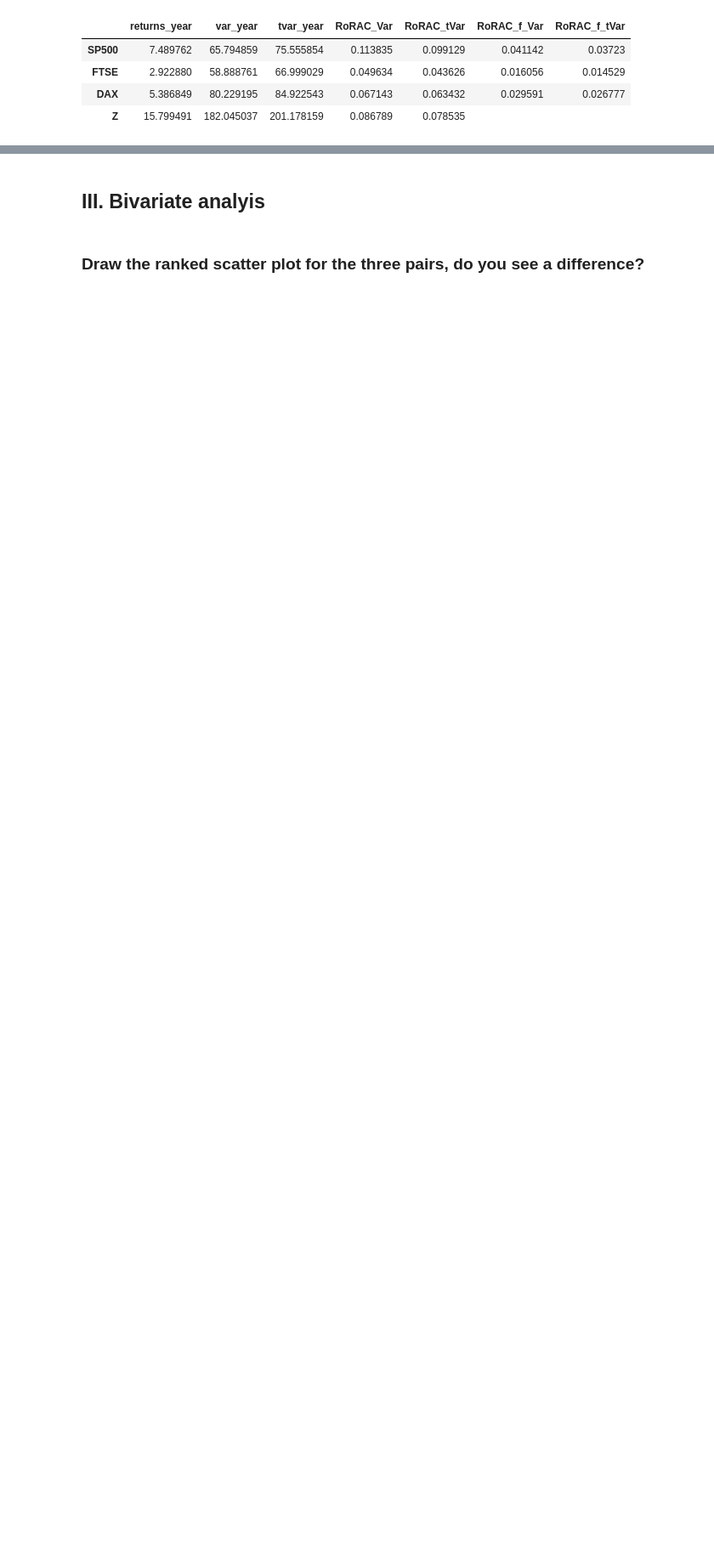
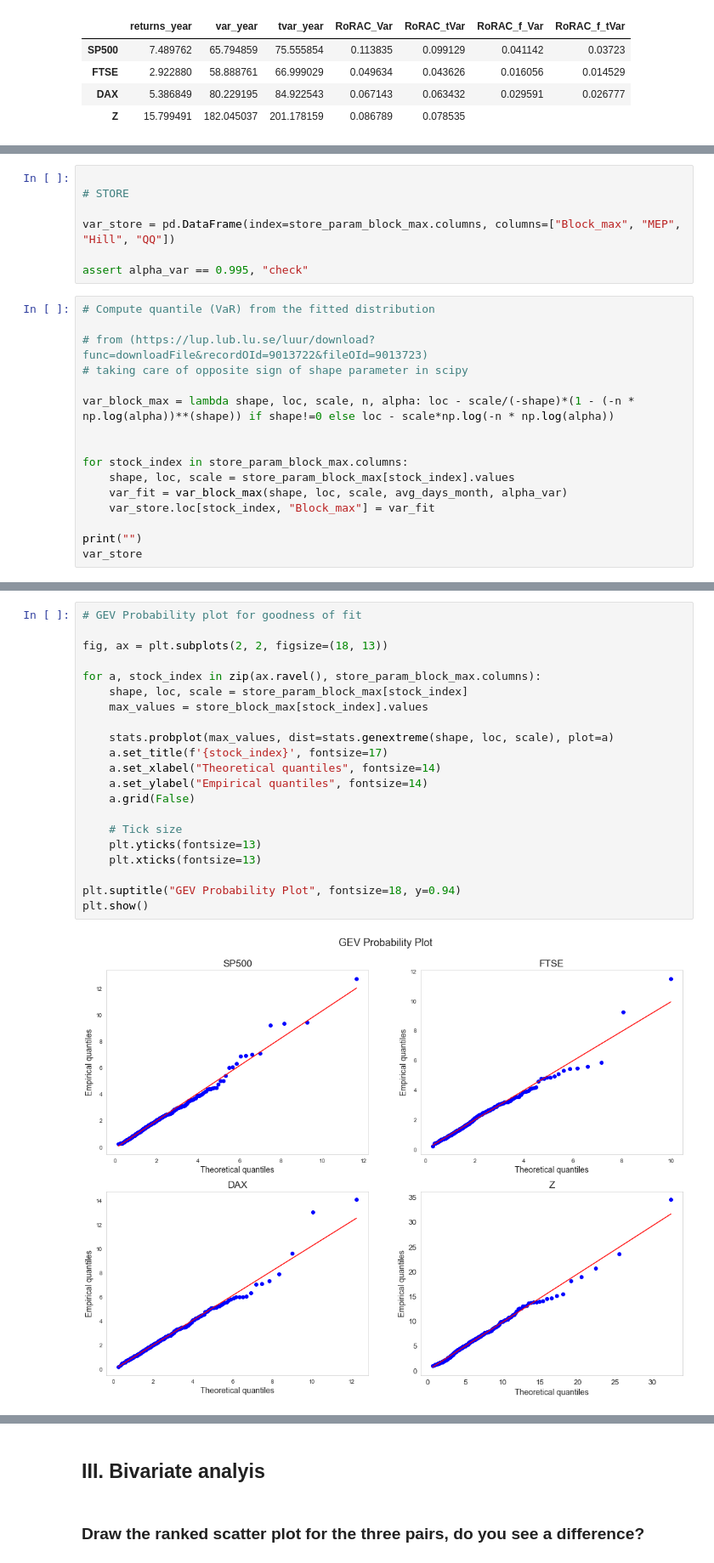
Before and after one commit to oskargirardin/QRM_Project, a Jupyter notebook: final_project.ipynb, the cells around one changed output, grey strips where cells are left out. Shown at 85% size. Drawn from its saved outputs; the diff is of its cells as text; blank space fills up the shorter version.

```diff
--- a/final_project.ipynb
+++ b/final_project.ipynb
@@ -405,0 +479,23 @@ rorac_df
+# %%
+
+# STORE
+
+var_store = pd.DataFrame(index=store_param_block_max.columns, columns=["Block_max", "MEP", "Hill", "QQ"])
+
+assert alpha_var == 0.995, "check"
+# %%
+# Compute quantile (VaR) from the fitted distribution
+
+# from (https://lup.lub.lu.se/luur/download?func=downloadFile&recordOId=9013722&fileOId=9013723)
+# taking care of opposite sign of shape parameter in scipy
+
+var_block_max = lambda shape, loc, scale, n, alpha: loc - scale/(-shape)*(1 - (-n * np.log(alpha))**(shape)) if shape!=0 else loc - scale*np.log(-n * np.log(alpha))
+
+
+for stock_index in store_param_block_max.columns:
+    shape, loc, scale = store_param_block_max[stock_index].values
+    var_fit = var_block_max(shape, loc, scale, avg_days_month, alpha_var)
+    var_store.loc[stock_index, "Block_max"] = var_fit
+
+print("")
+var_store
@@ -405,0 +508,23 @@ rorac_df
+# %%
+# GEV Probability plot for goodness of fit
+
+fig, ax = plt.subplots(2, 2, figsize=(18, 13))
+
+for a, stock_index in zip(ax.ravel(), store_param_block_max.columns):
+    shape, loc, scale = store_param_block_max[stock_index]
+    max_values = store_block_max[stock_index].values
+
+    stats.probplot(max_values, dist=stats.genextreme(shape, loc, scale), plot=a)
+    a.set_title(f'{stock_index}', fontsize=17)
+    a.set_xlabel("Theoretical quantiles", fontsize=14)
+    a.set_ylabel("Empirical quantiles", fontsize=14)
+    a.grid(False)
+
+    # Tick size
+    plt.yticks(fontsize=13)
+    plt.xticks(fontsize=13)
+
+plt.suptitle("GEV Probability Plot", fontsize=18, y=0.94)
+plt.show()
+# %% [output]
+[figure, added]
```
Also changed, not shown: parts of 20 cells of this notebook.
